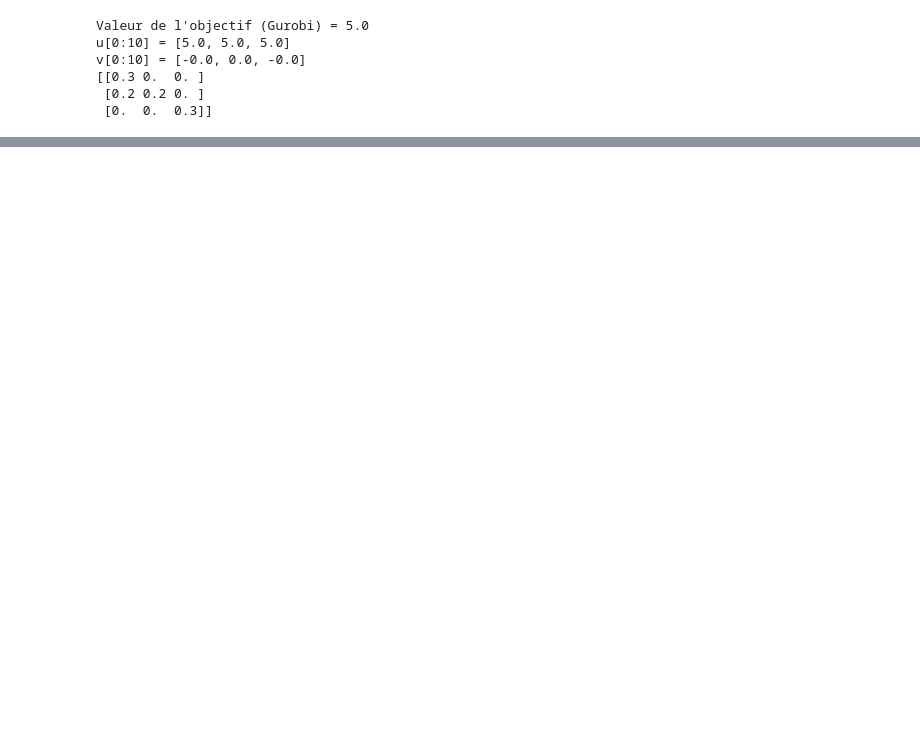
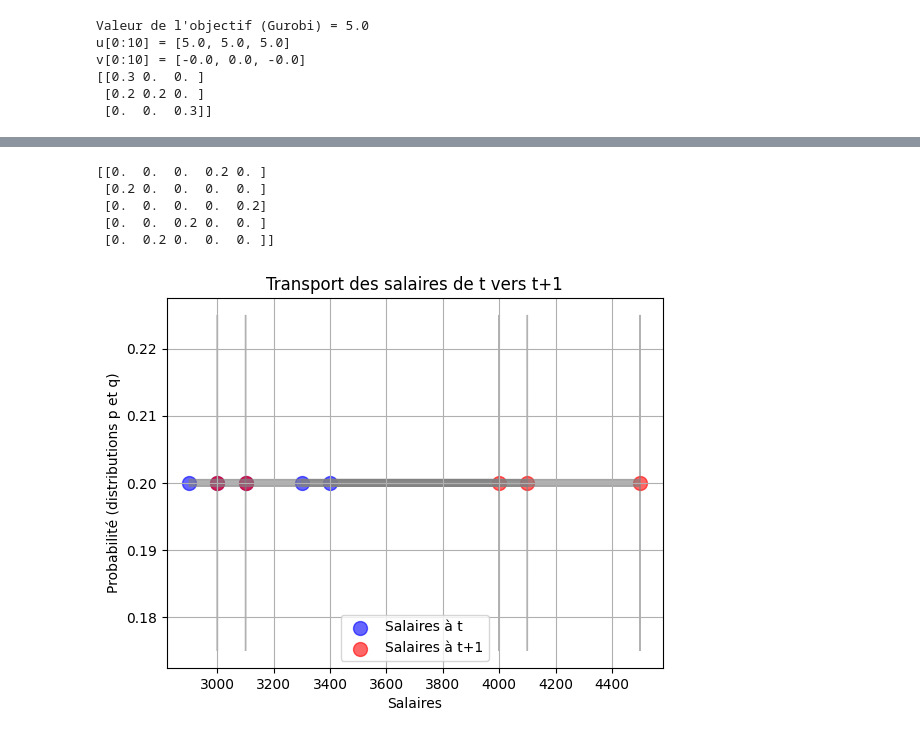
Before and after one commit to LaurineMir/Applied_Labor, a Jupyter notebook: test_opti.ipynb, the cells around one changed output, grey strips where cells are left out. Drawn from its saved outputs; the diff is of its cells as text; code cells hidden in the pictures; blank space fills up the shorter version.

Commit message:
amélioration Gromov

```diff
--- a/test_opti.ipynb
+++ b/test_opti.ipynb
@@ -176,0 +286,68 @@ plt.show()
+# %%
+#on complique avec des variables auxiliaires
+X_t = np.array([
+    [3300, 1],
+    [2900, 3],
+    [3400, 0],
+    [3100, 2],
+    [3000, 2]
+])
+
+X_t1 = np.array([
+    [3000, 4],
+    [3100, 2],
+    [4000, 1],
+    [4100, 2],
+    [4500, 1]
+])
+
+#problème sur comment estimer les densités jointes de chaque espace ....
+#comment trouver p et q !
+
+# Distances internes dans chaque population
+C1 = cdist(X_t, X_t, metric='sqeuclidean')
+C2 = cdist(X_t1, X_t1, metric='sqeuclidean')
+
+# Distances extrinsèques entre les individus de t et t+1 (pour le terme Wasserstein)
+M = cdist(X_t, X_t1, metric='sqeuclidean')
+
+
+
+alpha = 0.5  # pondération entre structure et features
+
+T = ot.gromov.fused_gromov_wasserstein(
+    M, C1, C2, loss_fun='square_loss', alpha=alpha
+)
+
+
+print(T)
+
+#fussed romov Wasserstein
+# %% [output]
+[[0.  0.  0.  0.2 0. ]
+ [0.2 0.  0.  0.  0. ]
+ [0.  0.  0.  0.  0.2]
+ [0.  0.  0.2 0.  0. ]
+ [0.  0.2 0.  0.  0. ]]
+# %%
+plt.scatter(X_t[:,0],  color='blue', label='Salaires à t', s=100, alpha=0.6)
+plt.scatter(X_t1[:,0],q, color='red', label='Salaires à t+1', s=100, alpha=0.6)
+for i in range(len(X_t)):
+    # Utilise T[i] pour déterminer les correspondances de transport
+    j = np.argmax(T[i])  # Trouve l'indice du maximum dans T[i] (point vers lequel le point i est transporté)
+
+    # Trace une flèche de X_t[i] vers X_t1[j]
+    plt.arrow(X_t[i, 0], p[i], X_t1[j, 0] - X_t[i, 0], q[j] - p[i],
+              head_width=0.05, head_length=0.1, fc='gray', ec='gray', alpha=0.6)
+
+# Légende et titre
+plt.legend()
+plt.xlabel('Salaires')
+plt.ylabel('Probabilité (distributions p et q)')
+plt.title('Transport des salaires de t vers t+1')
+plt.grid(True)
+
+# Affiche le graphique
+plt.show()
+# %% [output]
+[figure, added]
```
Also changed, not shown: parts of 15 cells of this notebook, 1 other file.
